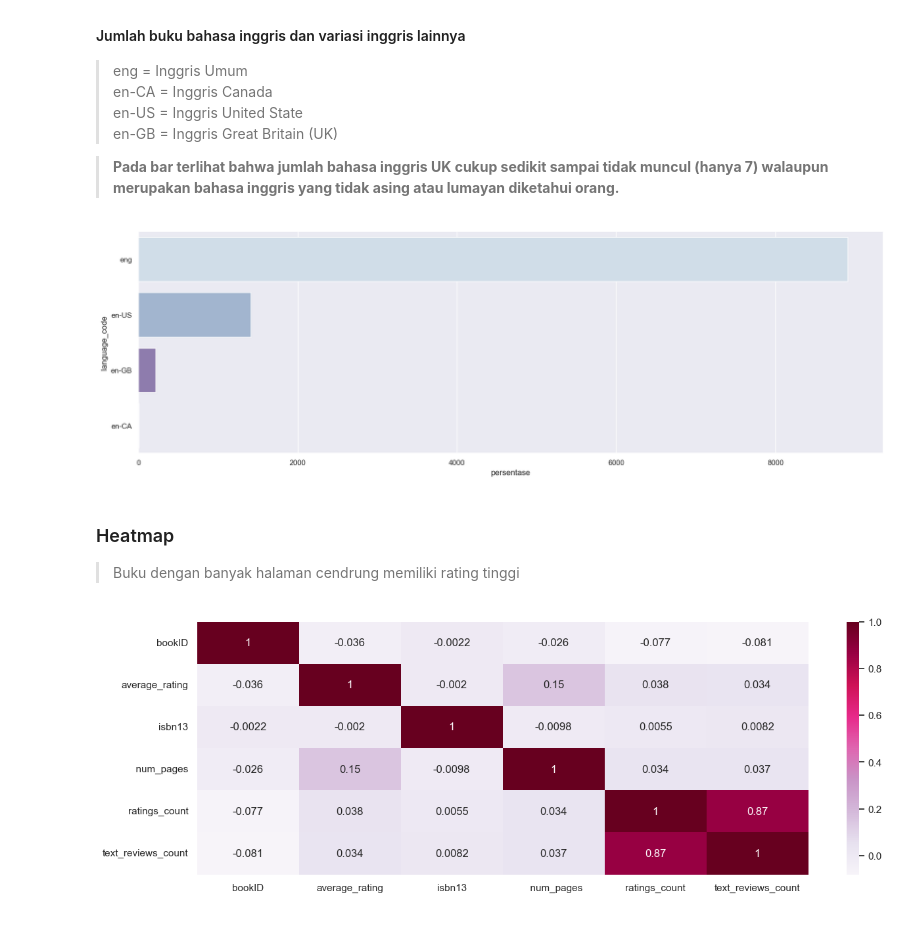
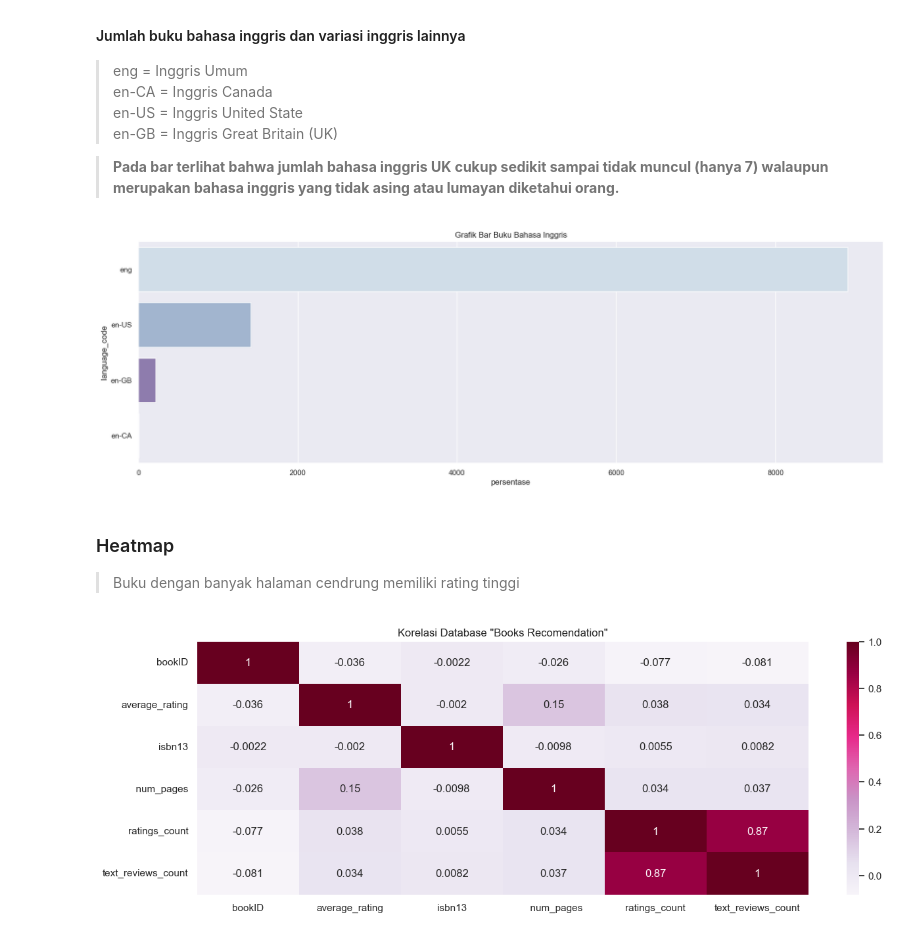
Before and after one commit to Linaeus14/Praktikum_KB, a Jupyter notebook: Posttest_KB_3/2109106042_Tito Darmawan.ipynb, the cells around one changed output. Cells and saved outputs as stored; diff of their text form; code cells hidden in the pictures.

```diff
--- a/Posttest_KB_3/2109106042_Tito Darmawan.ipynb
+++ b/Posttest_KB_3/2109106042_Tito Darmawan.ipynb
@@ -72,20 +72,22 @@ plt.show()
 > <b> Pada bar terlihat bahwa jumlah bahasa inggris UK cukup sedikit sampai tidak muncul (hanya 7) walaupun merupakan bahasa inggris yang tidak asing atau lumayan diketahui orang.
 # %%
 sns.set(rc={'figure.figsize':(20,6)})
+plt.title("Grafik Bar Buku Bahasa Inggris")
 sns.barplot(data = data_show, y="language_code", x="persentase", palette="BuPu")
 plt.show()
 # %% [output]
-[figure, old version]
+[figure, new version]
 # %% [markdown]
 ### Heatmap<br>
 > Buku dengan banyak halaman cendrung memiliki rating tinggi
 # %%
 plt.figure(figsize=(15, 5))
+plt.title('Korelasi Database "Books Recomendation"')
 sns.heatmap(
     df.corr(),
     annot = True,
     cmap = "PuRd"
 )
 plt.show()
 # %% [output]
-[figure, old version]
+[figure, new version]
```
Also changed, not shown: parts of 1 cell of this notebook.
